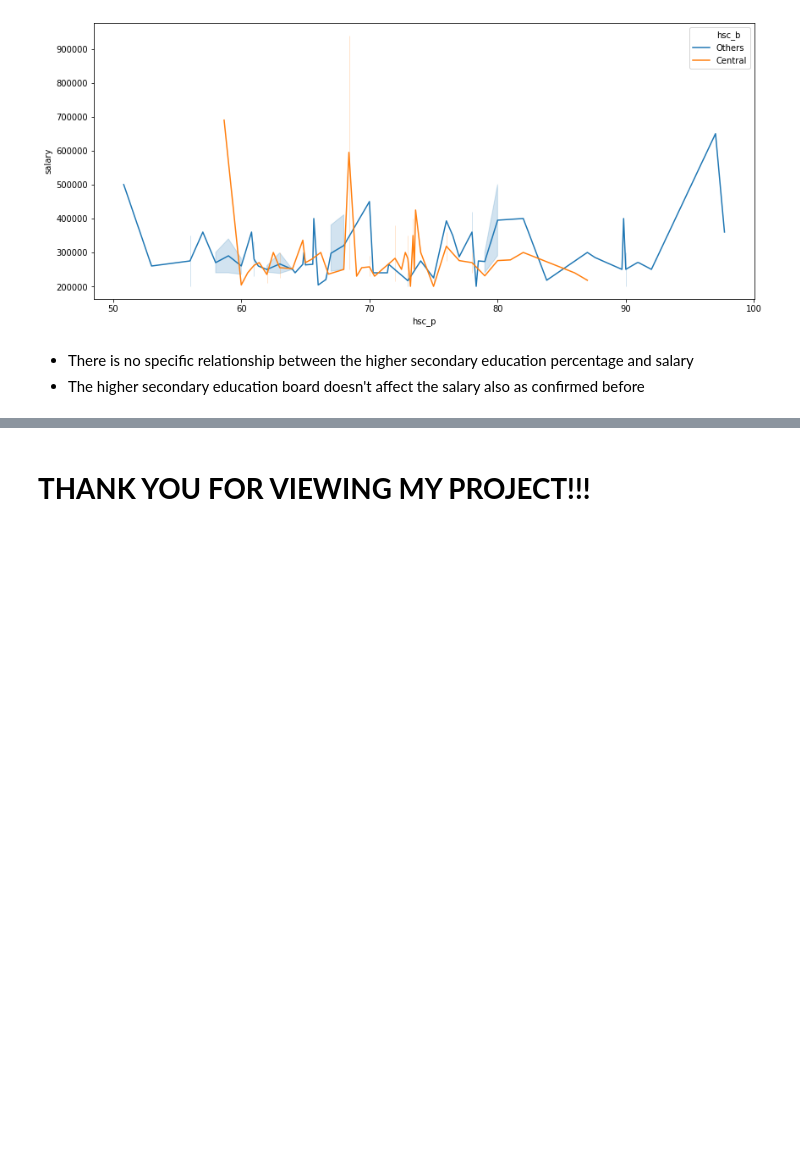
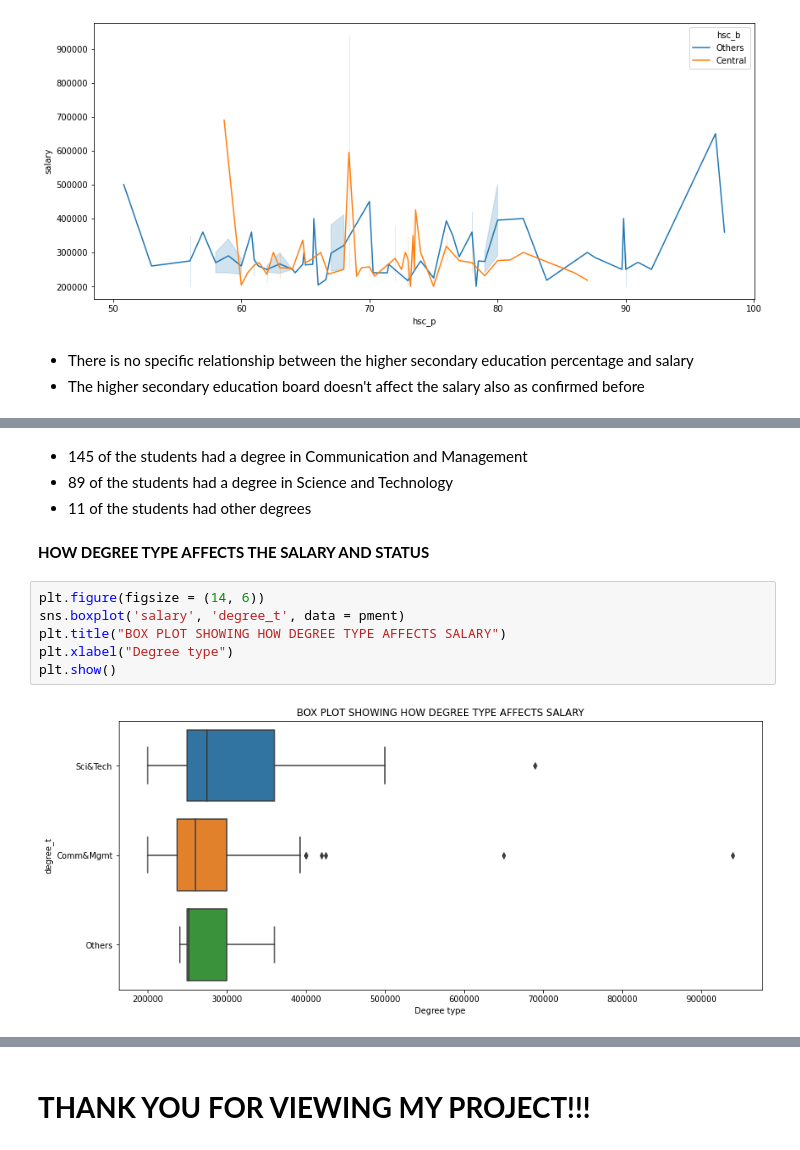
Before and after one commit to devchoplife/Campus-placement, a Jupyter notebook: school_placement.ipynb, the cells around one changed output, grey strips where cells are left out. Cells and saved outputs as stored; diff of their text form; blank space fills up the shorter version.

```diff
--- a/school_placement.ipynb
+++ b/school_placement.ipynb
@@ -373,0 +389,14 @@ plt.show()
+# %% [markdown]
+* 145 of the students had a degree in Communication and Management
+* 89 of the students had a degree in Science and Technology
+* 11 of the students had other degrees
+# %% [markdown]
+**HOW DEGREE TYPE AFFECTS THE SALARY AND STATUS**
+# %%
+plt.figure(figsize = (14, 6))
+sns.boxplot('salary', 'degree_t', data = pment)
+plt.title("BOX PLOT SHOWING HOW DEGREE TYPE AFFECTS SALARY")
+plt.xlabel("Degree type")
+plt.show()
+# %% [output]
+[figure, added]
```
Also changed, not shown: parts of 7 cells of this notebook.
